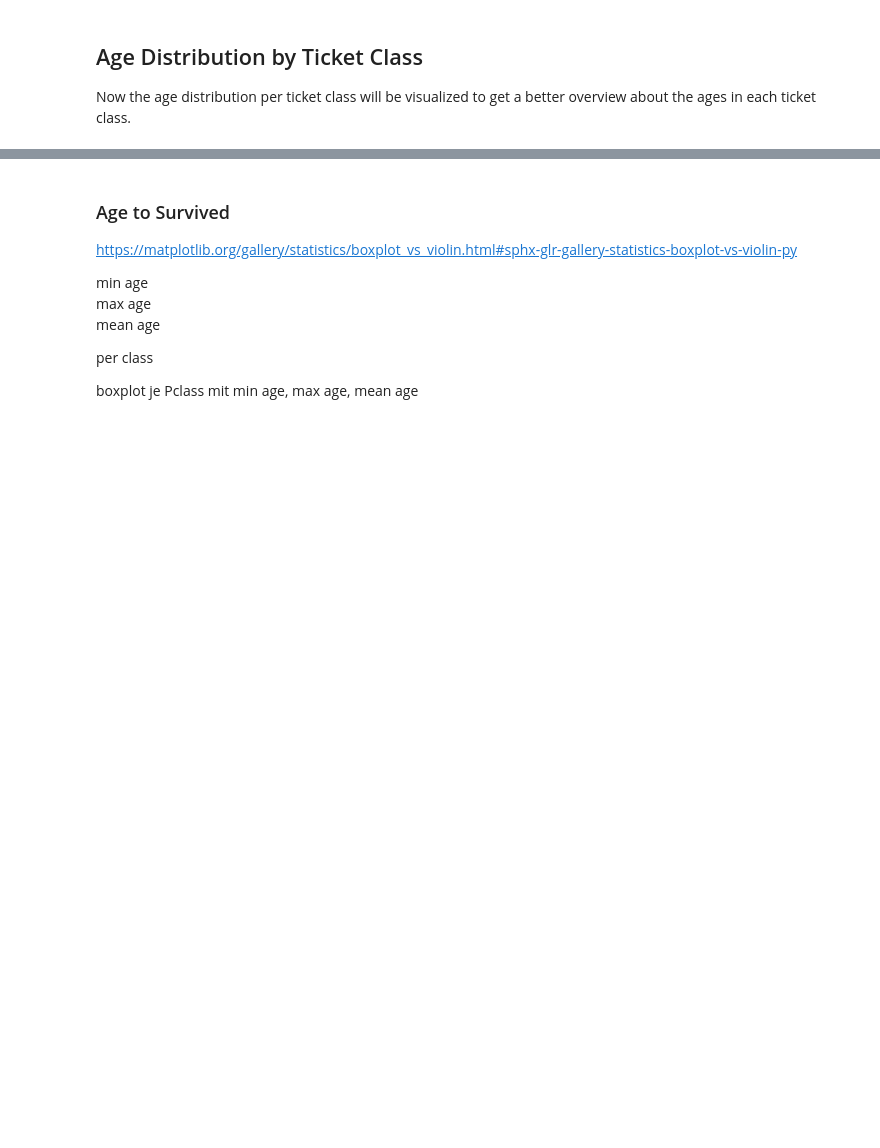
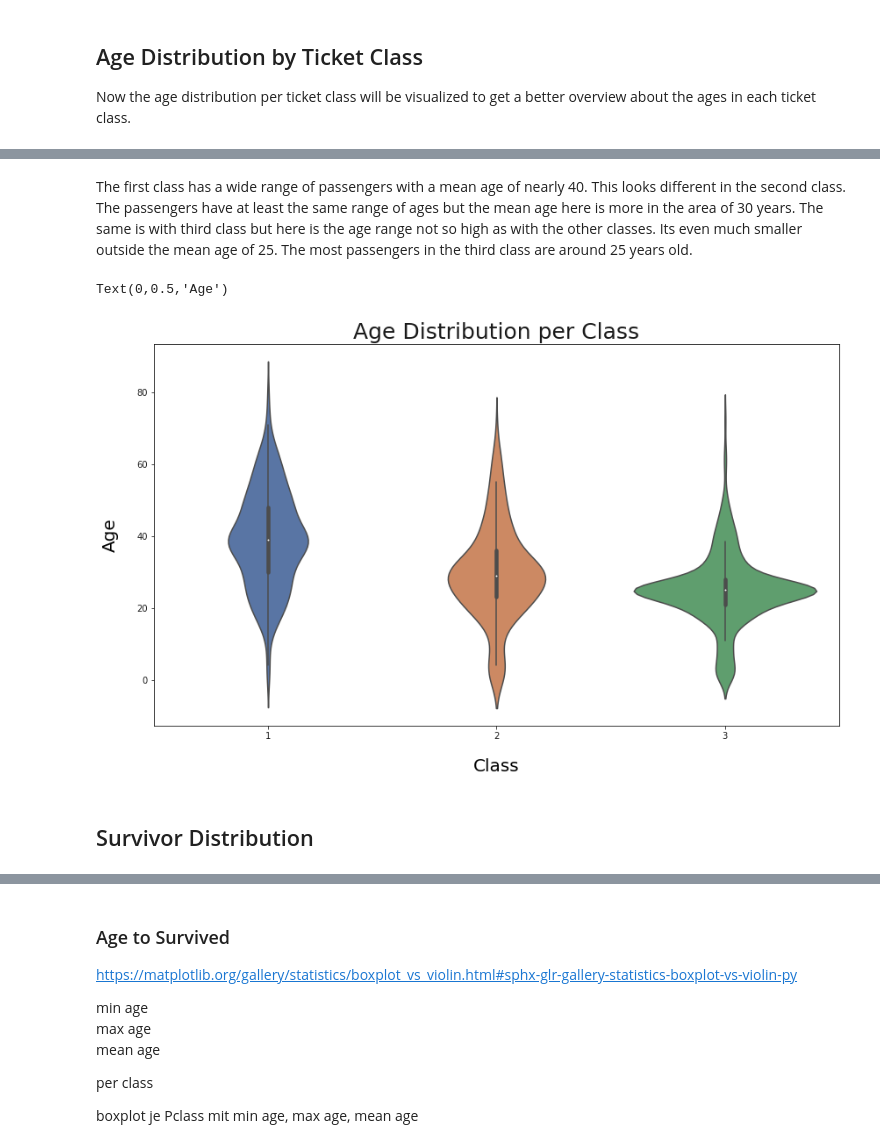
Before and after one commit to IIIskiplikIII/my-titanic-try, a Jupyter notebook: my-titanic-try.ipynb, the cells around one changed output, grey strips where cells are left out. Cells and saved outputs as stored; diff of their text form; code cells hidden in the pictures; blank space fills up the shorter version.

```diff
--- a/my-titanic-try.ipynb
+++ b/my-titanic-try.ipynb
@@ -380,0 +318,24 @@ plt.show()
+# %% [markdown]
+The first class has a wide range of passengers with a mean age of nearly 40. This looks different in the second class. The passengers have at least the same range of ages but the mean age here is more in the area of 30 years. The same is with third class but here is the age range not so high as with the other classes. Its even much smaller outside the mean age of 25. The most passengers in the third class are around 25 years old.
+# %%
+
+fig, ax = plt.subplots(nrows=1, ncols=1, figsize=(14, 8) )
+
+# Font dictionary
+font = {'color':  'black',
+        'weight': 'normal',
+        'size': 18,
+}
+
+sns.set(style="darkgrid", font_scale=2)
+
+ax = sns.violinplot(x='Pclass', y='Age', data=df_all )
+
+ax.set_title('Age Distribution per Class', fontsize=25)
+ax.set_xlabel('Class',fontdict=font, labelpad=20, fontsize=20)
+ax.set_ylabel('Age', fontdict=font,labelpad=20, fontsize=20)
+# %% [output]
+Text(0,0.5,'Age')
+[figure, added]
+# %% [markdown]
+## Survivor Distribution
```
Also changed, not shown: parts of 18 cells of this notebook.
